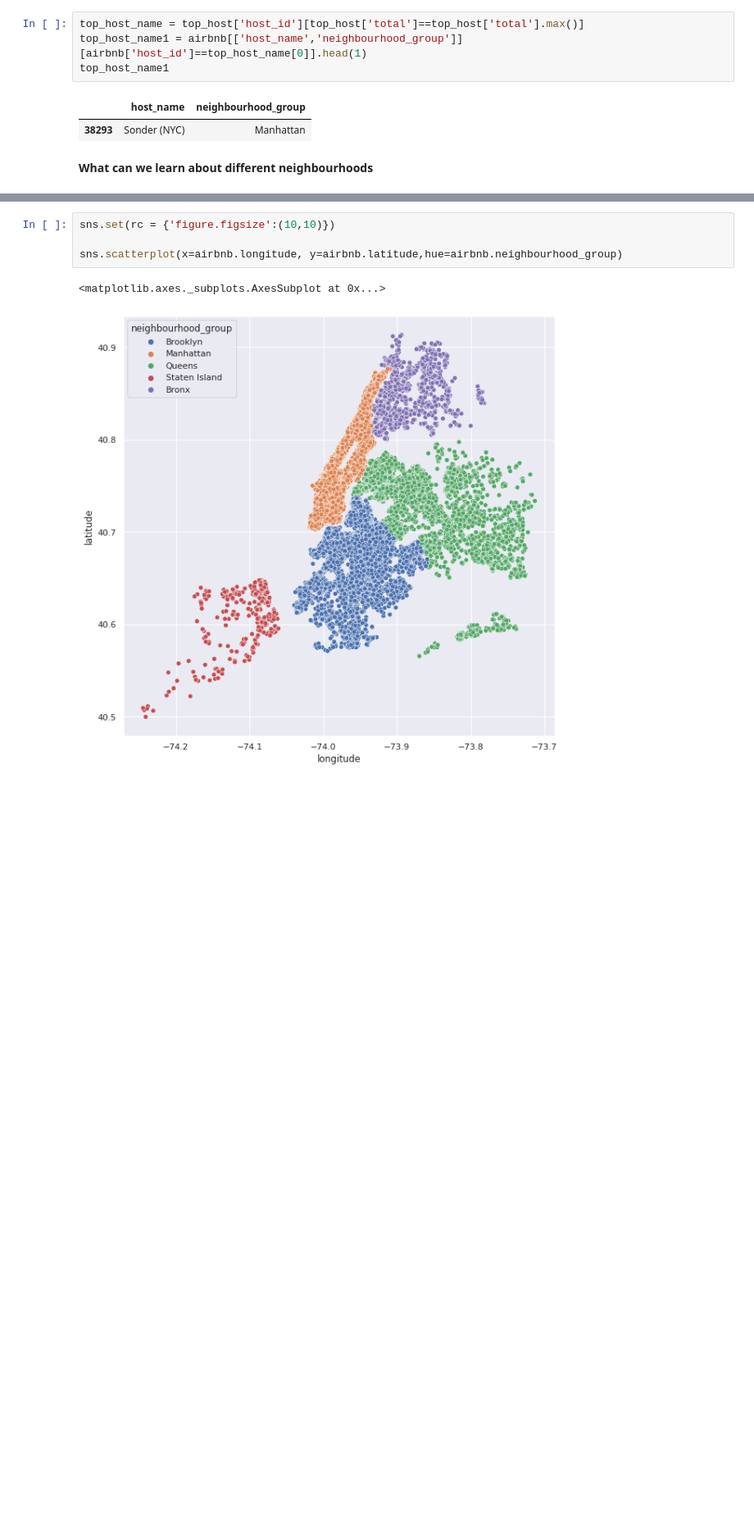
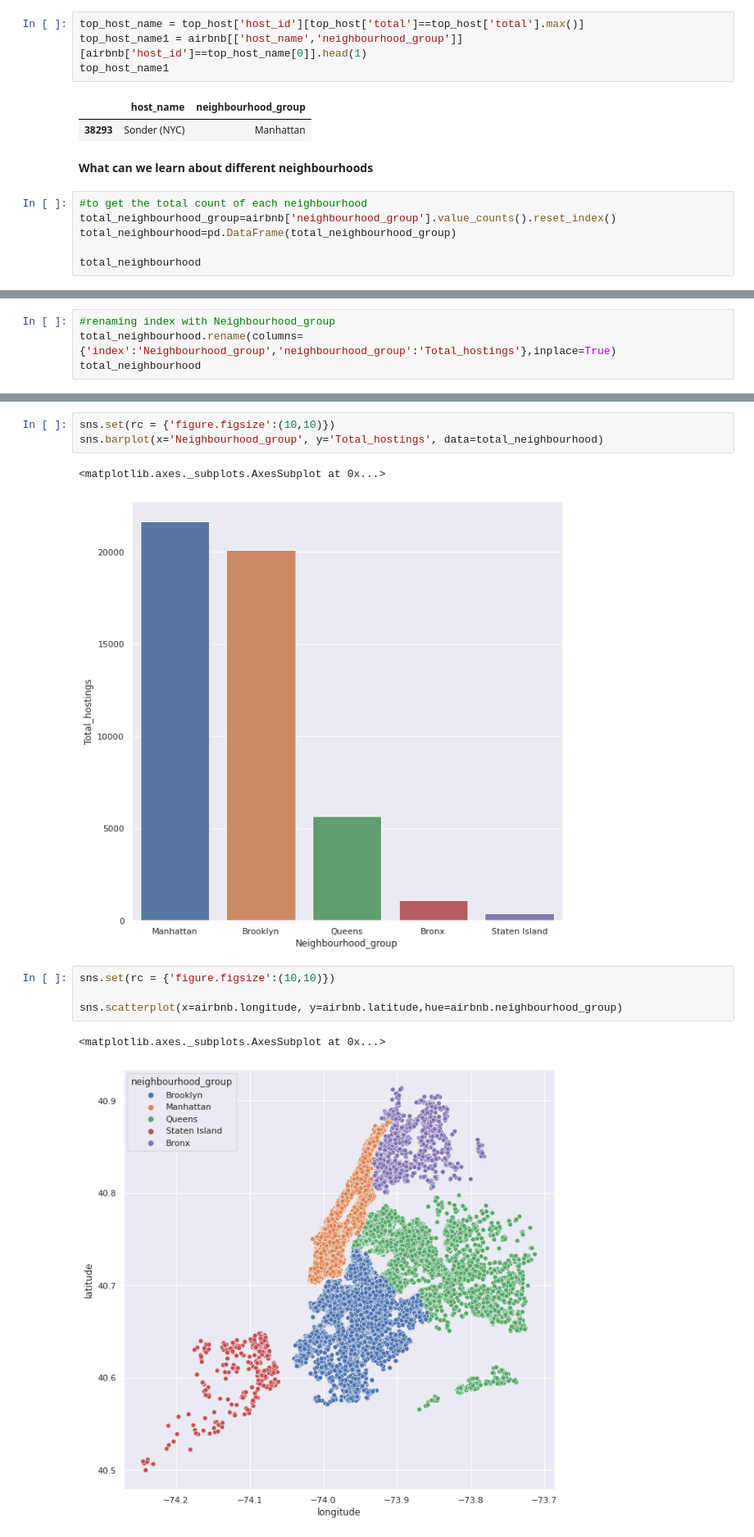
Before and after one commit to bharath967/airbnb_data_analysis, a Jupyter notebook: Airbnb_Bookings_Analysis_.ipynb, the cells around one changed output, grey strips where cells are left out. Shown at 82% size. Drawn from its saved outputs; the diff is of its cells as text; blank space fills up the shorter version.

```diff
--- a/Airbnb_Bookings_Analysis_.ipynb
+++ b/Airbnb_Bookings_Analysis_.ipynb
@@ -551,3 +574,9 @@ top_host_name1
 | 38293 | Sonder (NYC) | Manhattan |
 # %% [markdown]
 **What can we learn about different neighbourhoods**
+# %%
+#to get the total count of each neighbourhood
+total_neighbourhood_group=airbnb['neighbourhood_group'].value_counts().reset_index()
+total_neighbourhood=pd.DataFrame(total_neighbourhood_group)
+
+total_neighbourhood
@@ -553,0 +590,4 @@ top_host_name1
+# %%
+#renaming index with Neighbourhood_group
+total_neighbourhood.rename(columns={'index':'Neighbourhood_group','neighbourhood_group':'Total_hostings'},inplace=True)
+total_neighbourhood
@@ -554,3 +601,9 @@ top_host_name1
+# %%
+sns.set(rc = {'figure.figsize':(10,10)})
+sns.barplot(x='Neighbourhood_group', y='Total_hostings', data=total_neighbourhood)
+# %% [output]
+<matplotlib.axes._subplots.AxesSubplot at 0x...>
+[figure, added]
 # %%
 sns.set(rc = {'figure.figsize':(10,10)})
 
```
Also changed, not shown: parts of 24 cells of this notebook.
